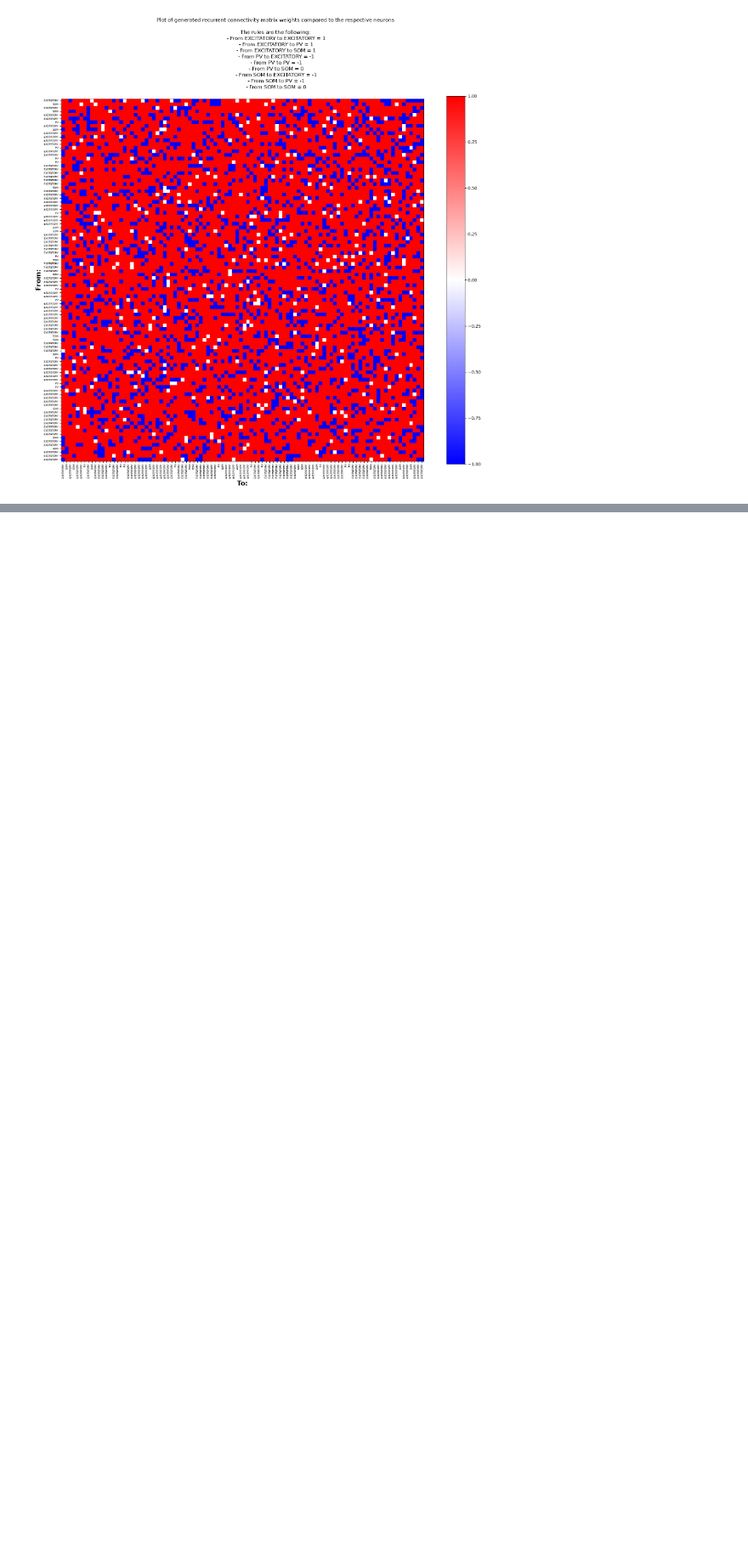
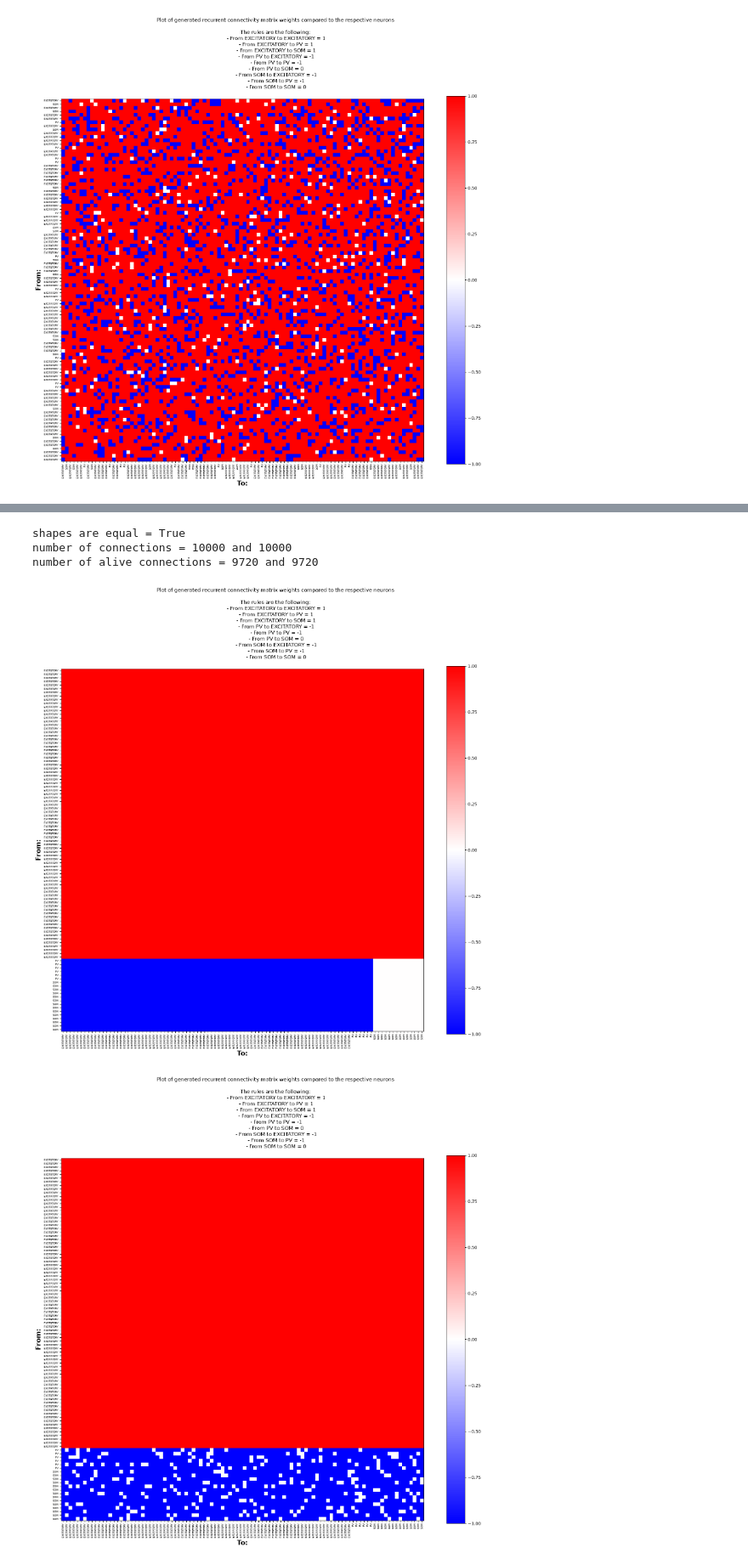
Before and after one commit to Emiel-Nagel/Thesis-Code, a Jupyter notebook: important_tests/test_connectivity.ipynb, the cells around one changed output, grey strips where cells are left out. Shown at 85% size. Saved outputs shown, nothing was run; the diff lists cells and outputs as text; code cells hidden in the pictures; blank space fills up the shorter version.

```diff
--- a/important_tests/test_connectivity.ipynb
+++ b/important_tests/test_connectivity.ipynb
@@ -91,0 +114,12 @@ plot_rec_matrix(neurons, pruned_matrices)
+# %%
+# and now with sorting
+# This works!!
+rec_matrices, pruned_matrices = connectivity.build_recurrent_and_pruned_matrices(neurons)
+plot_rec_matrix(neurons, rec_matrices, sort=True)
+plot_rec_matrix(neurons, pruned_matrices, sort=True)
+# %% [output]
+shapes are equal = True
+number of connections = 10000 and 10000
+number of alive connections = 9720 and 9720
+[figure, added]
+[figure, added]
```
Also changed, not shown: parts of 3 cells of this notebook, 1 other file.
